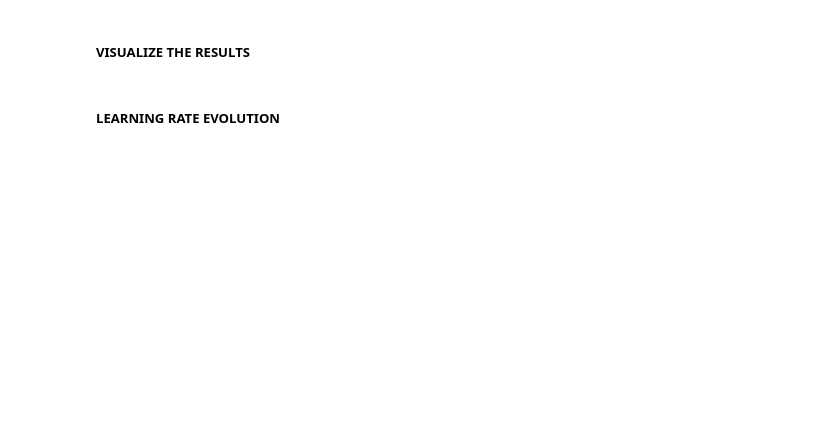
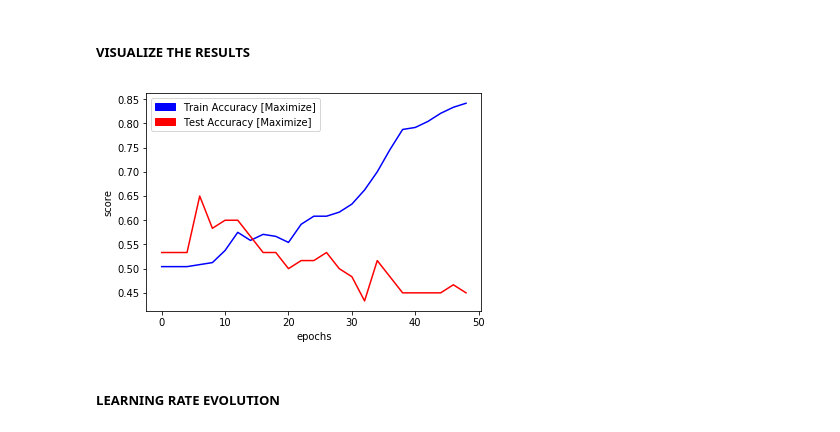
Before and after one commit to igerardoh/cat-dog-cnn-classifier, a Jupyter notebook: python/03-data-analysis/cnn-tensorflow-1.x/cnn-classification-tensorflow1.x-catdog.ipynb, the cells around one changed output. Saved outputs shown, nothing was run; the diff lists cells and outputs as text; code cells hidden in the pictures; blank space fills up the shorter version.

```diff
--- a/python/03-data-analysis/cnn-tensorflow-1.x/cnn-classification-tensorflow1.x-catdog.ipynb
+++ b/python/03-data-analysis/cnn-tensorflow-1.x/cnn-classification-tensorflow1.x-catdog.ipynb
@@ -51,10 +57,10 @@ y_test : (1800, 2)
 # %% [markdown]
 ##### DEFINE NETWORK PARAMETERS
 # %%
-#extract images properties
+# extract images properties
 image_width  = np.shape(X_test)[1]
 image_height = np.shape(X_test)[2]
-n_channel  = np.shape(X_test)[3]
+n_channels  = np.shape(X_test)[3]
 n_classes = y_train.shape[1]
 n_features = 3  # dummy
 
@@ -64,8 +70,8 @@ n_test = X_test.shape[0]
 
 # define amount of neurons
 n_layer_in = n_features  # 11 neurons in input layer
-n_layer_h1 = 50          # first   hidden layer
-n_layer_h2 = 50          # second  hidden layer
+n_layer_h1 = 500          # first   hidden layer
+n_layer_h2 = 20          # second  hidden layer
 n_layer_out = n_classes  # 7 neurons in input layer
 
 sigma_init = 0.01   # For randomized initialization
@@ -207,7 +195,7 @@ with tf.name_scope("cnn"):
 # %% [markdown]
 ##### LEARNING RATE CONFIGURATION
 # %%
-learning_rate = 0.10
+learning_rate = 0.05
 
 # CHOOSE A DECAYING METHOD IN HERE
 model_decay = 'none'      # [exponential | inverse_time | natural_exponential | polynomial | none]
@@ -297,7 +291,7 @@ except ImportError:
         return x
 
 # define some parameters
-n_epochs = 150
+n_epochs = 50
 display_epoch = 2
 batch_size = 5
 n_batches = int(n_train/batch_size)
@@ -350,11 +344,22 @@ with tf.Session() as sess:
 
             # Save model weights to disk for reproducibility
             saver = tf.train.Saver(max_to_keep=15)
-            saver.save(sess, "{}/epoch{:04}.ckpt".format(root_ckpoint, (epoch+1)))
+            saver.save(sess, '{}/epoch{:04}.ckpt'.format(root_ckpoint, (epoch+1)))
 
-            print("Epoch: {:04}\tTrainAcc: {:06.5f}\tTestAcc: {:06.5f}\tLoss: {:06.5f}\tLearning: {:06.7f}".format((epoch+1),
+            print('Epoch: {:04}\tTrainAcc: {:04.4f}\tTestAcc: {:04.4f}\tLoss: {:04.4f}\tLearning: {:04.4f}'.format((epoch+1),
                                                                                                                    _acc_train,
                                                                                                                    _acc_test,
                                                                                                                    avg_loss,
                                                                                                                    sess.run(learning_rate)))
+
+    # store the predicted values
+    predictions = sess.run(y_pred, feed_dict={X: X_test, Y: y_test})
+    print('\nPrinting network raw output \n\n', predictions)
+    predictions = tf.argmax(predictions, 1).eval()
+
+    # output comparative table
+    dataframe = pd.DataFrame(predictions, columns=['Prediction'])
+    dataframe['Target'] = np.argmax(y_test.values, 1)
+    dataframe['Hit'] = np.equal(dataframe.Target, dataframe.Prediction)
+    print('\n\nPrinting results :\n\n', dataframe)
 # %% [output]
@@ -366,19 +385,22 @@ KeyboardInterrupt:
 # %%
 %matplotlib inline
 import matplotlib.pyplot as plt
 import matplotlib.patches as mpatches
 
 # set up legend
 blue_patch = mpatches.Patch(color='blue', label='Train Accuracy [Maximize]')
 red_patch = mpatches.Patch(color='red', label='Test Accuracy [Maximize]')
 plt.legend(handles=[blue_patch,red_patch])
 
-#plot the data
-plt.plot(acc_train_list, color='blue')
-plt.plot(acc_test_list, color='red')
+# plot the data
+x_values = range(0, n_epochs, display_epoch)
+plt.plot(x_values, acc_train_list, color='blue')
+plt.plot(x_values, acc_test_list, color='red')
 
-plt.xlabel('epochs (x{})'.format(display_epoch))
+plt.xlabel('epochs')
 plt.ylabel('score');
+# %% [output]
+[figure, added]
 # %% [markdown]
 ##### LEARNING RATE EVOLUTION
 # %%
```
Also changed, not shown: parts of 12 cells of this notebook.
